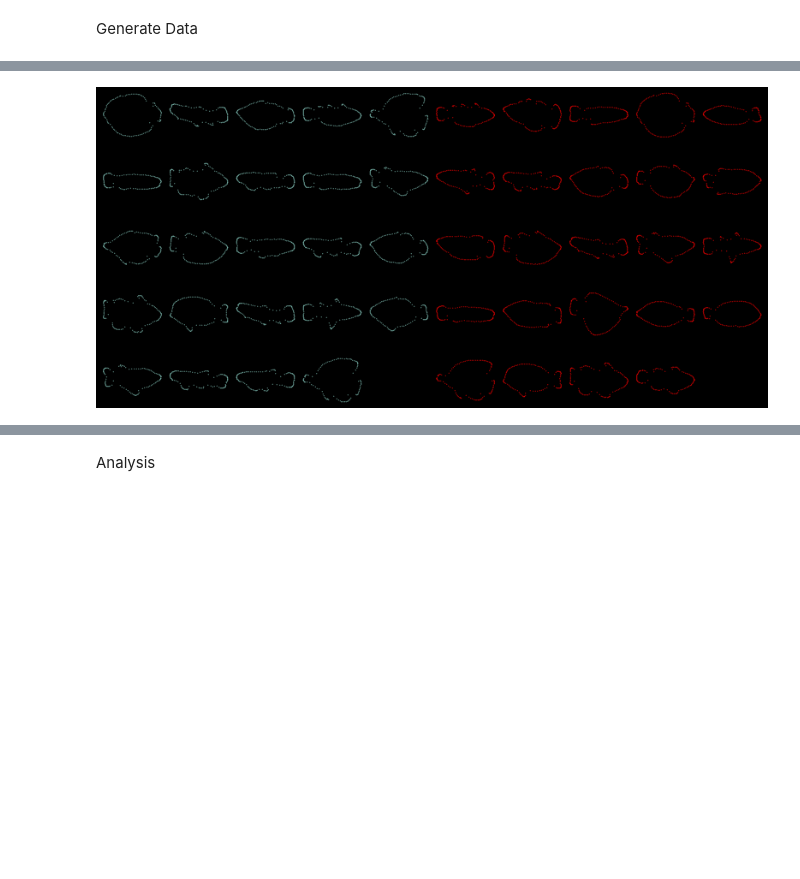
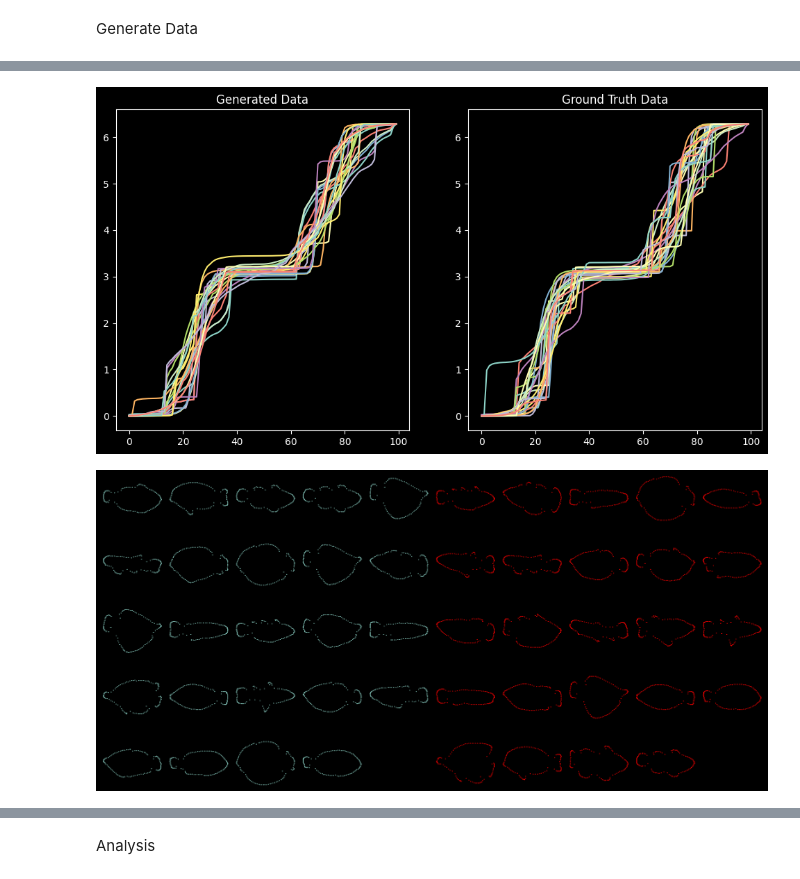
Before and after one commit to ChanceAroundYou/shape_prior_generation, a Jupyter notebook: VAE.ipynb, the cells around one changed output, grey strips where cells are left out. Saved outputs shown, nothing was run; the diff lists cells and outputs as text; code cells hidden in the pictures; blank space fills up the shorter version.

```diff
--- a/VAE.ipynb
+++ b/VAE.ipynb
@@ -17,5 +14,6 @@ from utils.geodesicwelding import geodesicwelding
 # %%
-img_dir = 'data/img/BW fish'
+img_dir = "data/img/BW fish"
 
-cw, data = load_from_dir(img_dir, 500, 100)
+cw, generated_data = load_from_dir(img_dir, 500, 100)
+print(cw.shape)
 # %% [output]
@@ -93,14 +75,18 @@ best_loss = 1e9
 
 for epoch in range(NUM_EPOCHS):
     for i, [input_data] in enumerate(train_loader):
-        input_data = input_data.to(DEVICE, dtype=torch.float32).view(input_data.shape[0], INPUT_DIM)
-        x_reconstructed, mu, sigma = model(input_data)
+        input_data = input_data.to(DEVICE, dtype=torch.float32).view(
+            input_data.shape[0], INPUT_DIM
+        )
+        x_reconstructed, mu, logvar = model(input_data)
 
         # Compute loss
         # kl_rate = get_kl_rate(epoch)
         kl_rate = KL_RATE
         true_rate = TRUE_RATE
-        loss_dict = model.loss(x_reconstructed, input_data, mu, sigma, kl_rate, true_rate)
+        loss_dict = model.loss(
+            x_reconstructed, input_data, mu, logvar, kl_rate, true_rate
+        )
 
         # Backprop
         optimizer.zero_grad()
@@ -140,5 +126,6 @@ for epoch in range(NUM_EPOCHS):
     # if epoch % 1000 == 0:
     #     torch.save(model, "checkpoints/ResVAE.pth")
 
-torch.save(best_params, 'checkpoints/ResVAE.pth')
+model.load_state_dict(best_params)
+torch.save(best_params, "checkpoints/ResVAE.pth")
 # %% [output]
@@ -239,37 +151,45 @@ for i in range(ground_truth_angle.shape[0]):
 # %%
-x = np.linspace(0, 2 * np.pi, INPUT_DIM + 1)[:INPUT_DIM]
-xs = np.exp(1j * x)
+n = cw_tensor.shape[0]
+
+generated_shape , generated_cw, _, _ = generate_shape(model, num=n, k=2)
+
+ground_truth_cw = reconstruct_cw(model, cw_tensor)
+ground_truth_shape = reconstruct_shape(ground_truth_cw)
+
+fig = plt.figure(figsize=(12, 6))
+ax = fig.add_subplot(121)
+ax.title.set_text("Generated Data")
+for i in range(generated_cw.shape[0]):
+    ax.plot(generated_cw[i])
+
+ax = fig.add_subplot(122)
+ax.title.set_text("Ground Truth Data")
+for i in range(ground_truth_cw.shape[0]):
+    ax.plot(ground_truth_cw[i])
 
 x_num = 5
 y_num = int(np.floor(2 * n / x_num))
 subfigure_size = 2
 fig = plt.figure(figsize=(2 * x_num * subfigure_size, y_num * subfigure_size))
 fig.subplots_adjust(hspace=0.05, wspace=0.05)
 
 # Blue for generated data
 for i in range(n):
-    ys = np.exp(1j * angle[i])
-    try:
-        r, _ = geodesicwelding(ys, [], ys, xs)
-    except:
-        pass
+    shape = generated_shape[i]
     k = i // x_num * 2 * x_num + i % x_num + 1
     plt.subplot(y_num, 2 * x_num, k)
     plt.gca().set_aspect("equal", adjustable="box")
-    plt.scatter(r.real, r.imag, s=0.3)
+    plt.scatter(shape.real, shape.imag, s=0.3)
     plt.axis("off")
 
 # Red for ground truth data
 for i in range(n):
-    ys = np.exp(1j * ground_truth_angle[i])
-    try:
-        r, _ = geodesicwelding(ys, [], ys, xs)
-    except:
-        pass
+    shape = ground_truth_shape[i]
     k = i // x_num * 2 * x_num + i % x_num + 1 + x_num
     plt.subplot(y_num, 2 * x_num, k)
     plt.gca().set_aspect("equal", adjustable="box")
-    plt.scatter(r.real, r.imag, s=0.3, color="r")
+    plt.scatter(shape.real, shape.imag, s=0.3, color="r")
     plt.axis("off")
 # %% [output]
-[figure, old version]
+[figure, new version]
+[figure, added]
```
Also changed, not shown: parts of 12 cells of this notebook, 5 other files.
